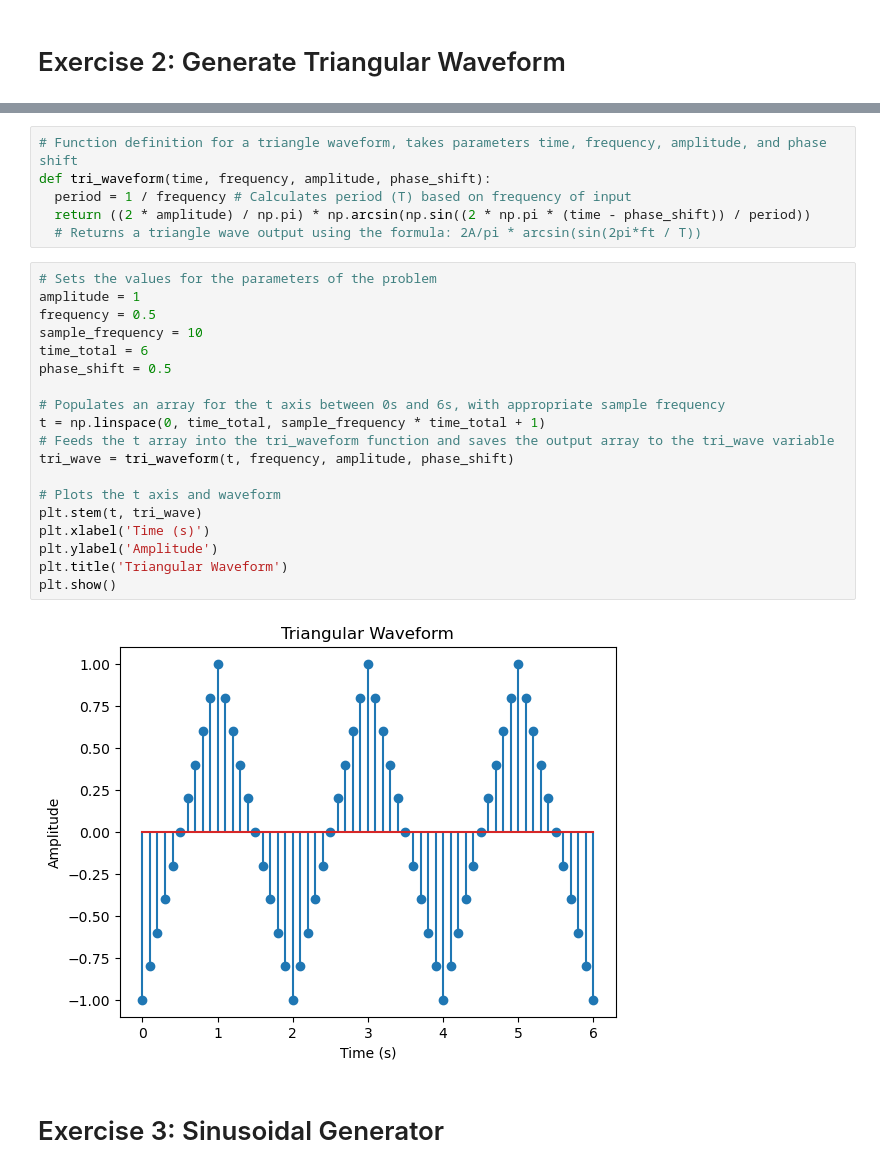
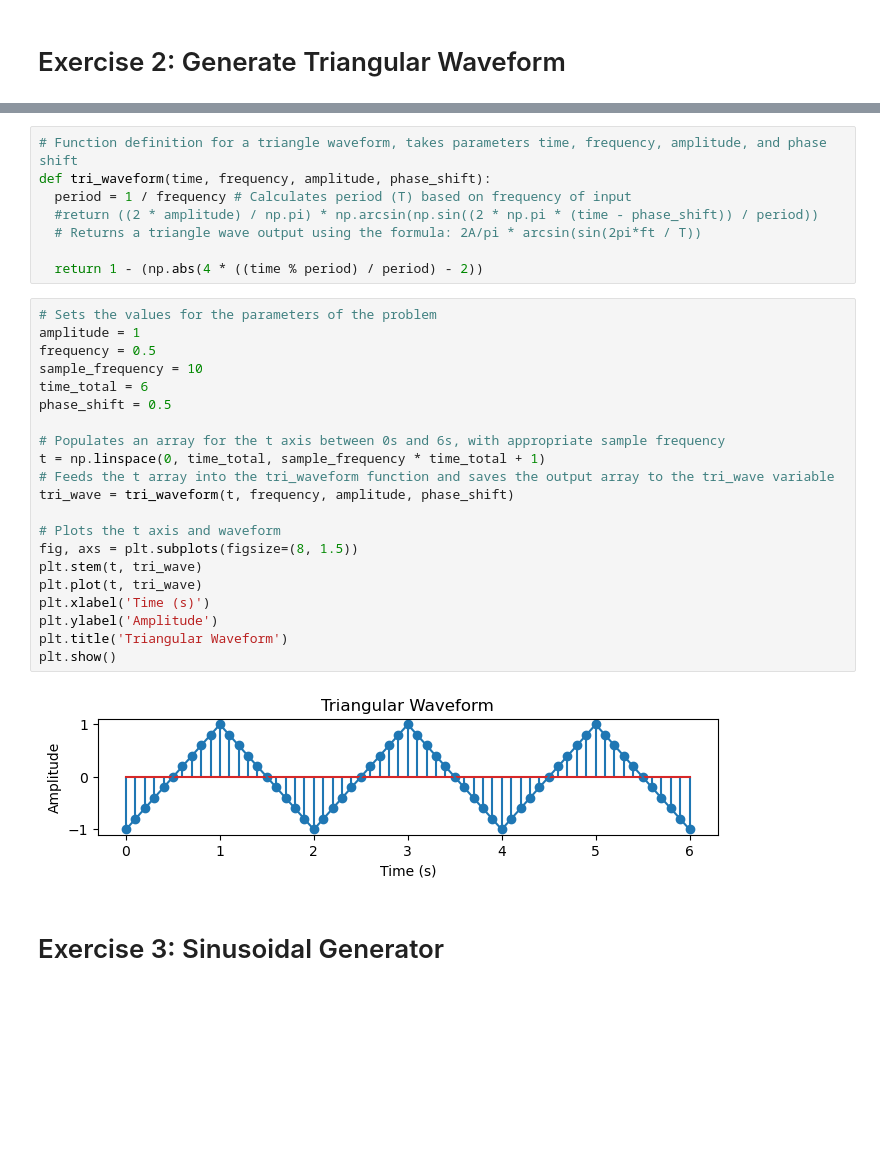
Before and after one commit to jakobtak/EE241A_G29, a Jupyter notebook: Lab2/Report_Template/Lab_2_Jeremy.ipynb, the cells around one changed output, grey strips where cells are left out. Drawn from its saved outputs; the diff is of its cells as text; blank space fills up the shorter version.

Commit message:
fixed scale of graph output in 3, completely rewrote cells for 4 and 5 to be more concise

```diff
--- a/Lab2/Report_Template/Lab_2_Jeremy.ipynb
+++ b/Lab2/Report_Template/Lab_2_Jeremy.ipynb
@@ -83,29 +86,33 @@ Image(filename=lab2_exercise2, width = 1000)
 # Function definition for a triangle waveform, takes parameters time, frequency, amplitude, and phase shift
 def tri_waveform(time, frequency, amplitude, phase_shift):
   period = 1 / frequency # Calculates period (T) based on frequency of input
-  return ((2 * amplitude) / np.pi) * np.arcsin(np.sin((2 * np.pi * (time - phase_shift)) / period))
+  #return ((2 * amplitude) / np.pi) * np.arcsin(np.sin((2 * np.pi * (time - phase_shift)) / period))
   # Returns a triangle wave output using the formula: 2A/pi * arcsin(sin(2pi*ft / T))
+
+  return 1 - (np.abs(4 * ((time % period) / period) - 2))
 # %%
 # Sets the values for the parameters of the problem
 amplitude = 1
 frequency = 0.5
 sample_frequency = 10
 time_total = 6
 phase_shift = 0.5
 
 # Populates an array for the t axis between 0s and 6s, with appropriate sample frequency
 t = np.linspace(0, time_total, sample_frequency * time_total + 1)
 # Feeds the t array into the tri_waveform function and saves the output array to the tri_wave variable
 tri_wave = tri_waveform(t, frequency, amplitude, phase_shift)
 
 # Plots the t axis and waveform
+fig, axs = plt.subplots(figsize=(8, 1.5))
 plt.stem(t, tri_wave)
+plt.plot(t, tri_wave)
 plt.xlabel('Time (s)')
 plt.ylabel('Amplitude')
 plt.title('Triangular Waveform')
 plt.show()
 # %% [output]
-[figure, old version]
+[figure, new version]
 # %% [markdown]
 # Exercise 3: Sinusoidal Generator
 # %%
```
Also changed, not shown: parts of 14 cells of this notebook.
